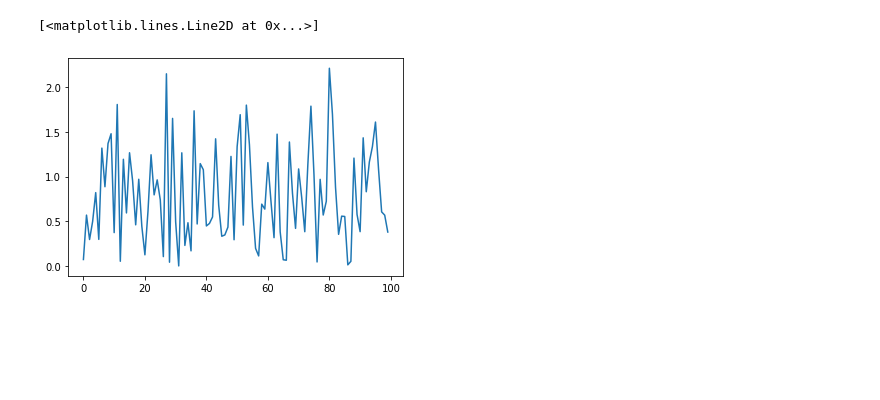
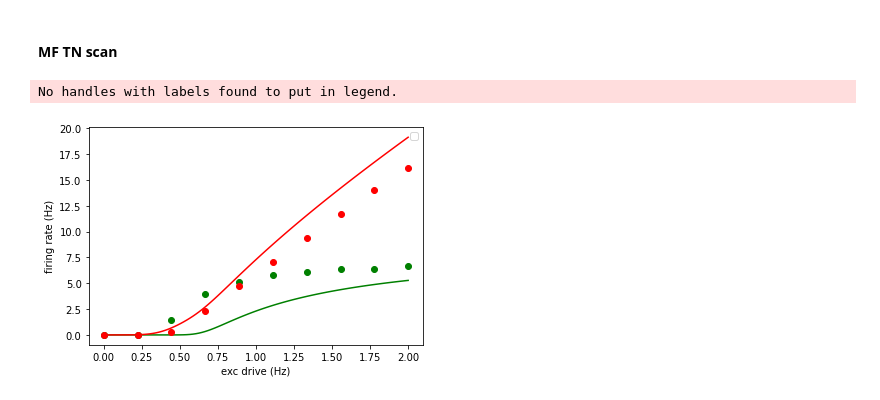
Before and after one commit to SiodhachanOSullivan/MF-Thalamus, a Jupyter notebook: plots.ipynb, the cells around one changed output. Drawn from its saved outputs; the diff is of its cells as text; code cells hidden in the pictures; blank space fills up the shorter version.

```diff
--- a/plots.ipynb
+++ b/plots.ipynb
@@ -22,5 +29,20 @@ plt.savefig(f"comp_{i}.png", dpi=250)
-# %%
-plt.plot(np.abs(np.random.randn(100)))
-# %% [output]
-[<matplotlib.lines.Line2D at 0x...>]
-[figure, removed]
+# %% [markdown]
+#### MF TN scan
+# %%
+MFfe, MFfi = np.load("data\\MF_out_scan.npy")
+TNfe, TNfi = np.load("data\\TNetwork_scan.npy")
+MFtt = np.linspace(0,2, MFfe.size)
+TNtt = np.linspace(0,2, TNfe.size)
+# %%
+plt.plot(MFtt, MFfe, 'g')
+plt.plot(MFtt, MFfi, 'r')
+plt.plot(TNtt, TNfe, 'og')
+plt.plot(TNtt, TNfi, 'or')
+
+plt.xlabel("exc drive (Hz)")
+plt.ylabel("firing rate (Hz)")
+plt.legend()
+plt.savefig(f"gfx\\comp_scan2.png", dpi=250)
+# %% [output]
+No handles with labels found to put in legend.
+[figure, added]
```
Also changed, not shown: parts of 3 cells of this notebook, 31 other files.
